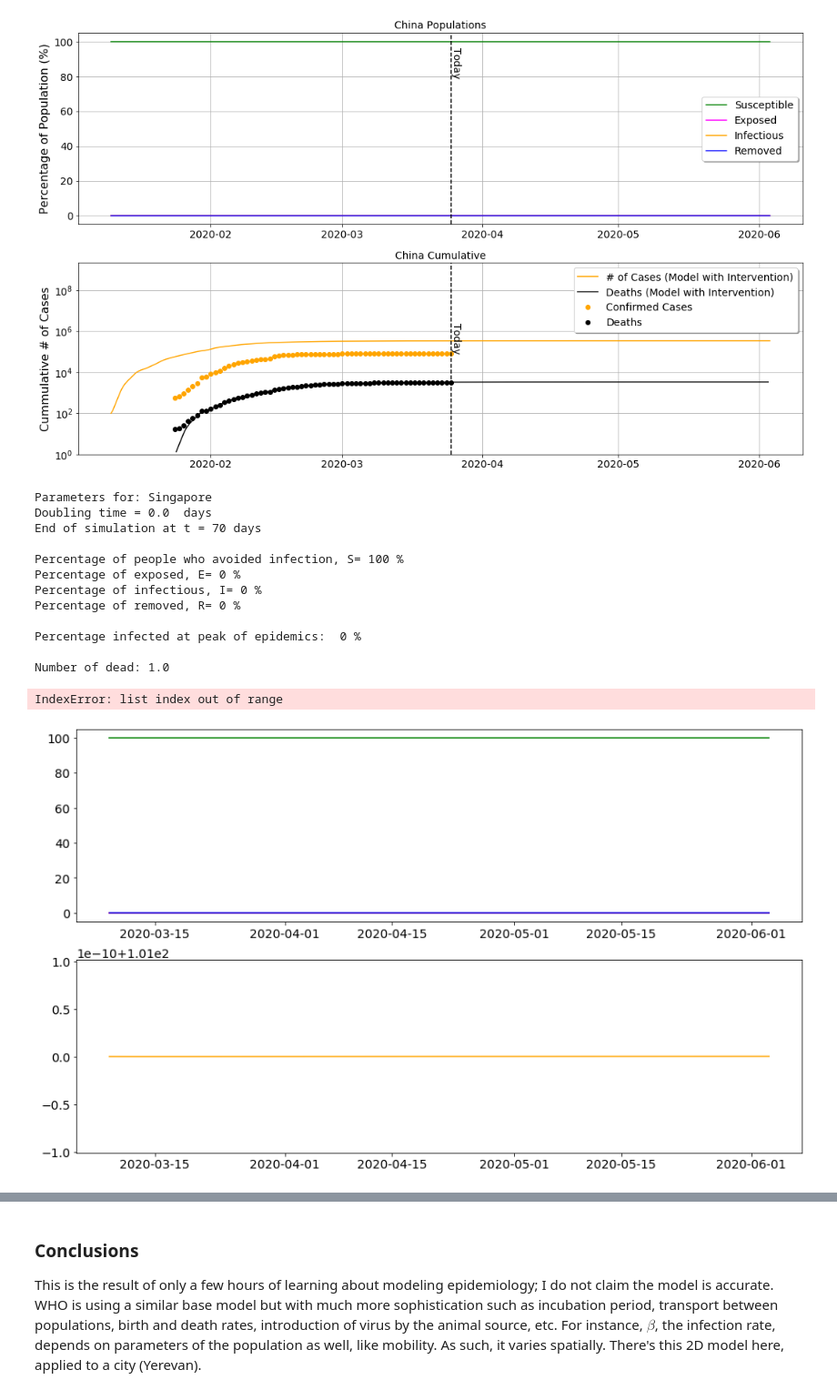
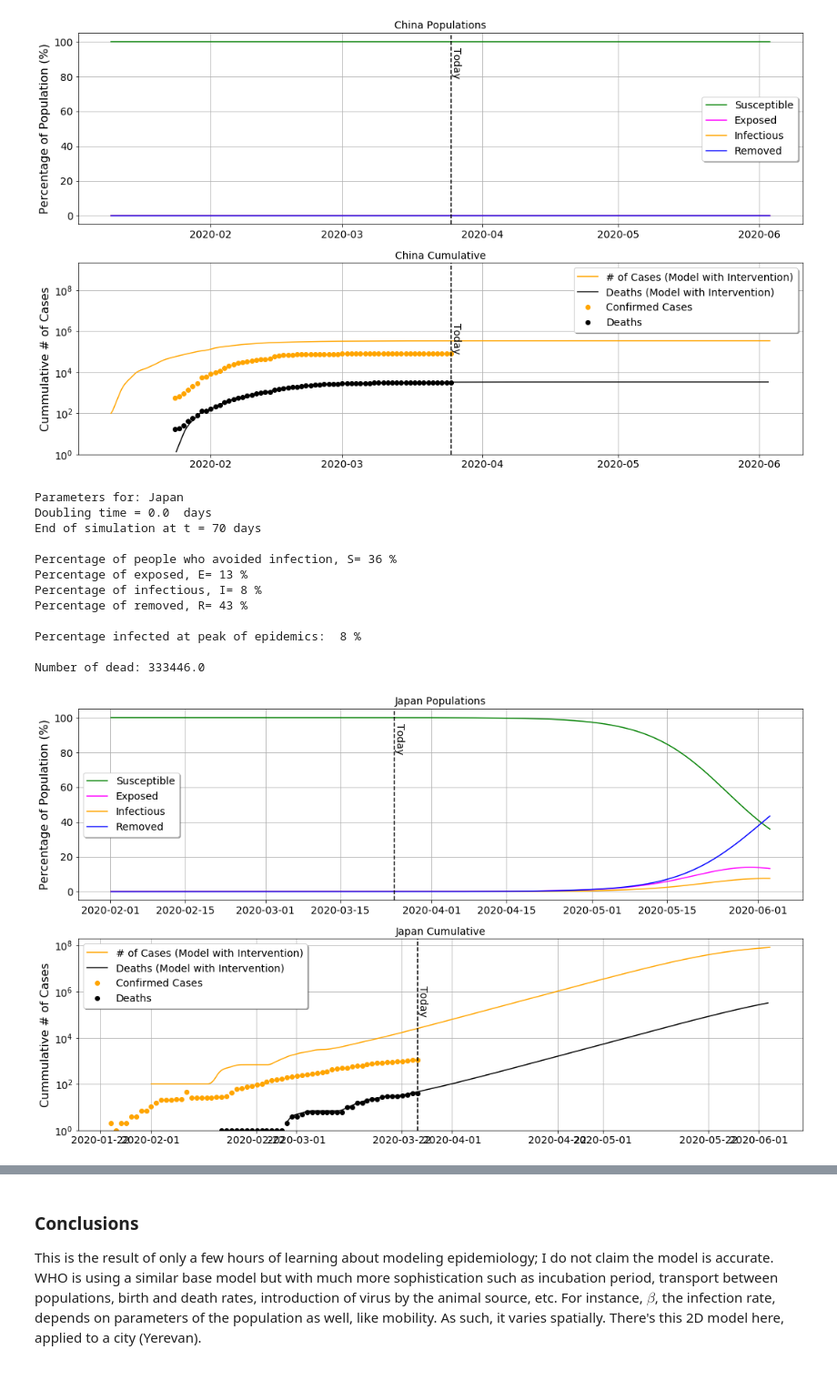
Before and after one commit to wlyra/covid19, a Jupyter notebook: covid19_SEIR.ipynb, the cells around one changed output, grey strips where cells are left out. Shown at 91% size. Cells and saved outputs as stored; diff of their text form; code cells hidden in the pictures.

```diff
--- a/covid19_SEIR.ipynb
+++ b/covid19_SEIR.ipynb
@@ -220,8 +220,12 @@ def select_country(name):
         N=2.1e8
     elif (name=="Germany"):
         N=8.3e7
-    elif (name=="Singapore"):
-        N=5.6e6
+    elif (name=="Japan"):
+        N=1.27e8
+    elif (name=="Spain"):
+        N=4.7e7
+    elif (name=="France"):
+        N=6.7e7
     else:
         print("choose a valid country")
         sys.exit()
@@ -661,20 +665,19 @@ Percentage infected at peak of epidemics:  0 %
 Number of dead: 3371.0
 [figure]
 # %%
-country = select_country('Singapore')
+country = select_country('Japan')
 plottage(country,RK3(country))
 # %% [output]
-Parameters for: Singapore
+Parameters for: Japan
 Doubling time = 0.0  days
 End of simulation at t = 70 days
 
-Percentage of people who avoided infection, S= 100 %
-Percentage of exposed, E= 0 %
-Percentage of infectious, I= 0 %
-Percentage of removed, R= 0 %
+Percentage of people who avoided infection, S= 36 %
+Percentage of exposed, E= 13 %
+Percentage of infectious, I= 8 %
+Percentage of removed, R= 43 %
 
-Percentage infected at peak of epidemics:  0 %
+Percentage infected at peak of epidemics:  8 %
 
-Number of dead: 1.0
+Number of dead: 333446.0
-IndexError: list index out of range
-[figure, old version]
+[figure, new version]
```
Also changed, not shown: parts of 2 cells of this notebook.
